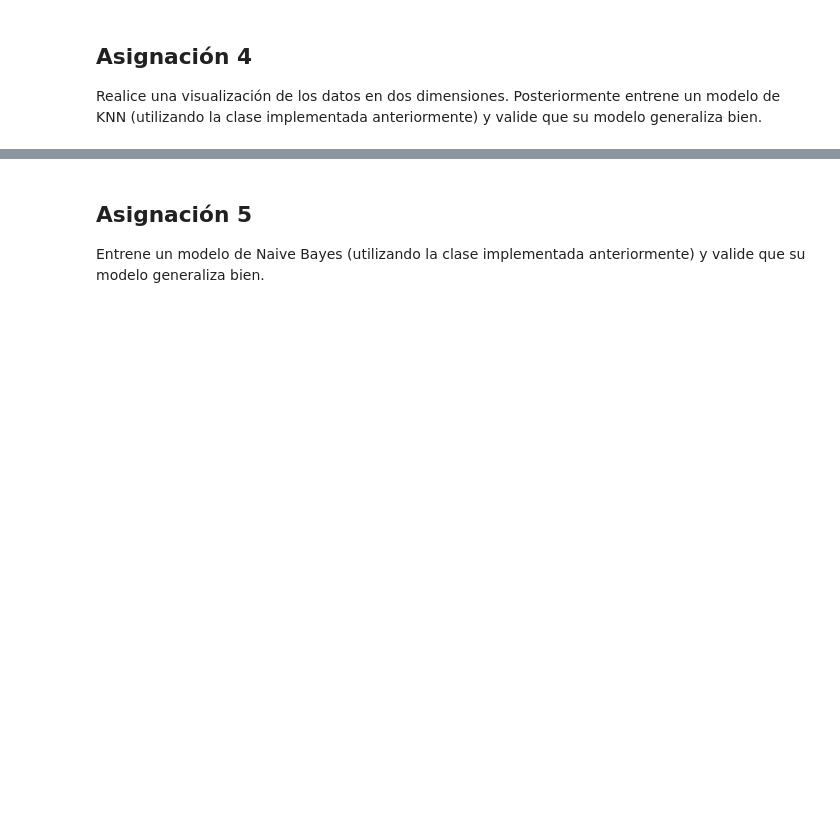
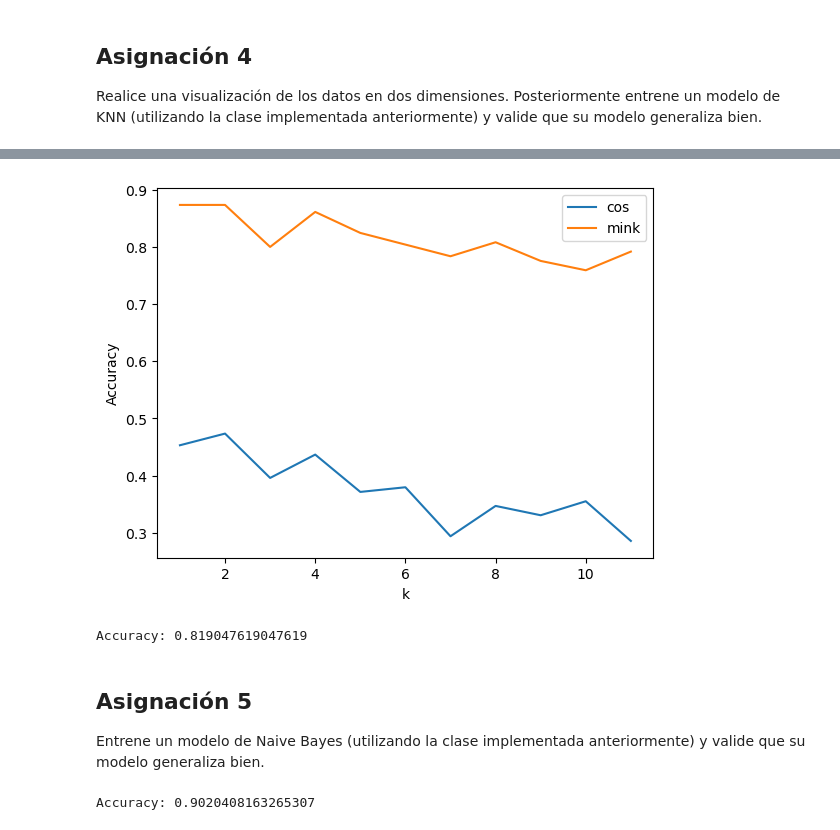
Before and after one commit to V-ivan11/Modelado, a Jupyter notebook: Practicas/5 - Introducción a Modelos de Clasificación.ipynb, the cells around one changed output, grey strips where cells are left out. Drawn from its saved outputs; the diff is of its cells as text; code cells hidden in the pictures; blank space fills up the shorter version.

```diff
--- a/Practicas/5 - Introducción a Modelos de Clasificación.ipynb
+++ b/Practicas/5 - Introducción a Modelos de Clasificación.ipynb
@@ -231,0 +316,24 @@ Realice una visualización de los datos en dos dimensiones. Posteriormente entre
+# %%
+def cross_val_score(model, X, y, cv=5):
+    """
+    Cross validation score for a given model.
+    """
+    kf = KFold(n_splits=cv, shuffle=True)
+    scores = []
+    for train_idx, val_idx in kf.split(X):
+        X_train_n, y_train_n = X[train_idx], y[train_idx]
+        X_val_n, y_val_n = X[val_idx], y[val_idx]
+        model.fit(X_train_n, y_train_n)
+        y_pred = model.predict(X_val_n)
+        score = accuracy_score(y_val_n, y_pred)
+        scores.append(score)
+    return scores
+# %%
+# Scores de KNN con cross validation
+# Choosing the best k
+scores = np.zeros((2, 11))
+for i, dis in enumerate(["cos", "mink"]):
+    print(f"--- Calculating scores for distance={dis} ---")
+    for k in range(1, 12):
+        print(f"--- Calculating score for k={k} ---")
+        scores[i, k-1] = np.mean(cross_val_score(KNNClassifier(k, dis), X_val, y_val.to_numpy(), cv=5))
@@ -231,0 +356,10 @@ Realice una visualización de los datos en dos dimensiones. Posteriormente entre
+# %%
+# Plotting the scores
+plt.plot(range(1, 12), scores[0], label="cos")
+plt.plot(range(1, 12), scores[1], label="mink")
+plt.legend()
+plt.xlabel("k")
+plt.ylabel("Accuracy")
+plt.show()
+# %% [output]
+[figure, added]
@@ -232,4 +374,14 @@ Realice una visualización de los datos en dos dimensiones. Posteriormente entre
+# %%
+# Calculate the accuracy
+print(f"Accuracy: {np.sum(y_pred == y_train) / len(y_train)}")
+# %% [output]
+Accuracy: 0.819047619047619
 # %% [markdown]
 ## Asignación 5
 
 Entrene un modelo de Naive Bayes (utilizando la clase implementada anteriormente) y valide que su modelo generaliza bien.
+# %%
+scores = cross_val_score(NaiveBayesClassifier(), X_val, y_val.to_numpy(), cv=5)
+print(f"Accuracy: {np.mean(scores)}")
+# %% [output]
+Accuracy: 0.9020408163265307
```
Also changed, not shown: parts of 18 cells of this notebook, 1 other file.
